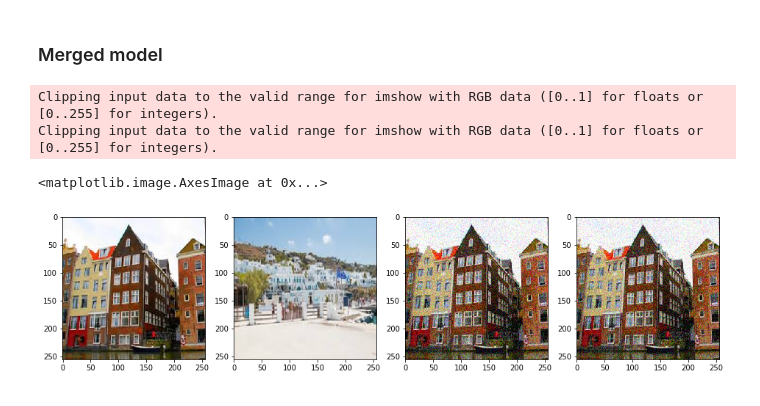
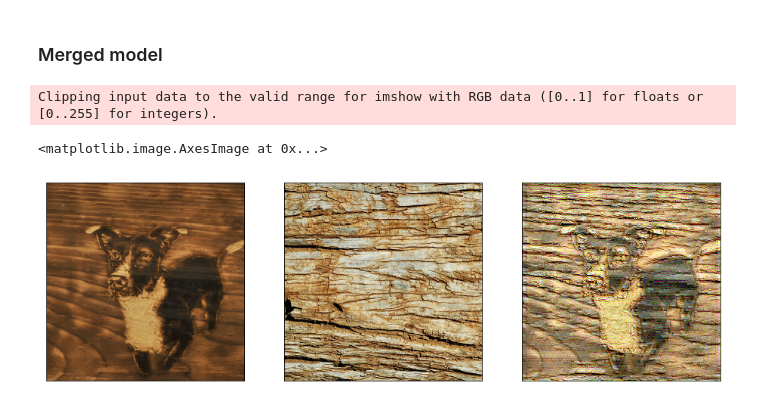
Before and after one commit to ebatuhankaynak/DeepPotato, a Jupyter notebook: src/GenModel.ipynb, the cells around one changed output. Drawn from its saved outputs; the diff is of its cells as text; code cells hidden in the pictures.

```diff
--- a/src/GenModel.ipynb
+++ b/src/GenModel.ipynb
@@ -32,17 +23,9 @@ def vec2mat(vec, shapes):
 # %% [markdown]
 ### Base model
 # %%
-def normalize(x):
-    """
-    Sum feature wise
-    """
-    sums = K.sum(K.sum(x, axis=1, keepdims=True), axis=2, keepdims=True)
-    return x / sums
-
 def get_base_model():
     model = load_model('obj/darknet_avgpooling.h5')
     xs = [x.output for x in model.layers if type(x) is Conv2D]
-    xs = [Lambda(normalize)(x) for x in xs]
     return Model(model.input, xs)
 
 def content_loss(x):
@@ -64,13 +47,17 @@ def get_merged_model(con, sty, gen, weights):
     gen_feat = base(Input(tensor=gen))
 
     con_loss = content_loss([con_feat[3], gen_feat[3]])
-    sty_loss = [Lambda(style_loss)([x, y]) for x, y in zip(sty_feat, gen_feat)]
+
+    sty_loss = [Lambda(style_loss)([x, y]) for x, y in zip(sty_feat[:5], gen_feat[:5])]
     sty_loss = Add()(sty_loss)
+
     tot_loss = (con_loss * weights[0] + sty_loss * weights[1]) / (weights[0] + weights[1])
 
     grads = K.gradients([tot_loss], [gen])
     grad_f = K.function([gen], grads)
     loss_f = K.function([gen], [tot_loss])
+    loss_sty_f = K.function([gen], [sty_loss])
+    loss_con_f = K.function([gen], [con_loss])
 
     def calcF(img):
         img = img.reshape(1, 256, 256, 3)
@@ -82,30 +69,32 @@ def get_merged_model(con, sty, gen, weights):
     return calcF
 # %%
 
-conImg = imgs[0].reshape(1, 256, 256, 3)
-styImg = imgs[110].reshape(1, 256, 256, 3)
-genImg0 = conImg + 0.1 * np.random.randn(*conImg.shape)
+conImg = get_image('../Photos/pyrography.jpg').reshape(1, 256, 256, 3)
+styImg = get_image('../Photos/wood2.jpg').reshape(1, 256, 256, 3)
+genImg0 = conImg.copy() + 0.05 * np.random.randn(*conImg.shape)
 
 content = tf.Variable(conImg)
 style = tf.Variable(styImg)
 generated = tf.placeholder(np.float32, (None, 256, 256, 3))
 
-calcF1 = get_merged_model(content, style, generated, (1, 1))
-genOpt1, _, _ = fmin_l_bfgs_b(calcF1, genImg0, disp=1, maxiter=25)
-
+calcF1 = get_merged_model(content, style, generated, (1, 1e2))
+genOpt1, _, _ = fmin_l_bfgs_b(calcF1, genImg0, disp=1, maxiter=600)
 genImg1 = genOpt1.reshape(256, 256, 3)
 # %%
 plt.figure(figsize=(16,8))
-plt.subplot(1,4,1)
+plt.subplot(1,3,1)
+plt.xticks([])
+plt.yticks([])
 plt.imshow(conImg[0])
-plt.subplot(1,4,2)
+plt.subplot(1,3,2)
+plt.xticks([])
+plt.yticks([])
 plt.imshow(styImg[0])
-plt.subplot(1,4,3)
-plt.imshow(genImg0[0])
-plt.subplot(1,4,4)
+plt.subplot(1,3,3)
+plt.xticks([])
+plt.yticks([])
 plt.imshow(genImg1)
 # %% [output]
 Clipping input data to the valid range for imshow with RGB data ([0..1] for floats or [0..255] for integers).
-Clipping input data to the valid range for imshow with RGB data ([0..1] for floats or [0..255] for integers).
 <matplotlib.image.AxesImage at 0x...>
-[figure, old version]
+[figure, new version]
```
Also changed, not shown: parts of 3 cells of this notebook, 2 other files.
